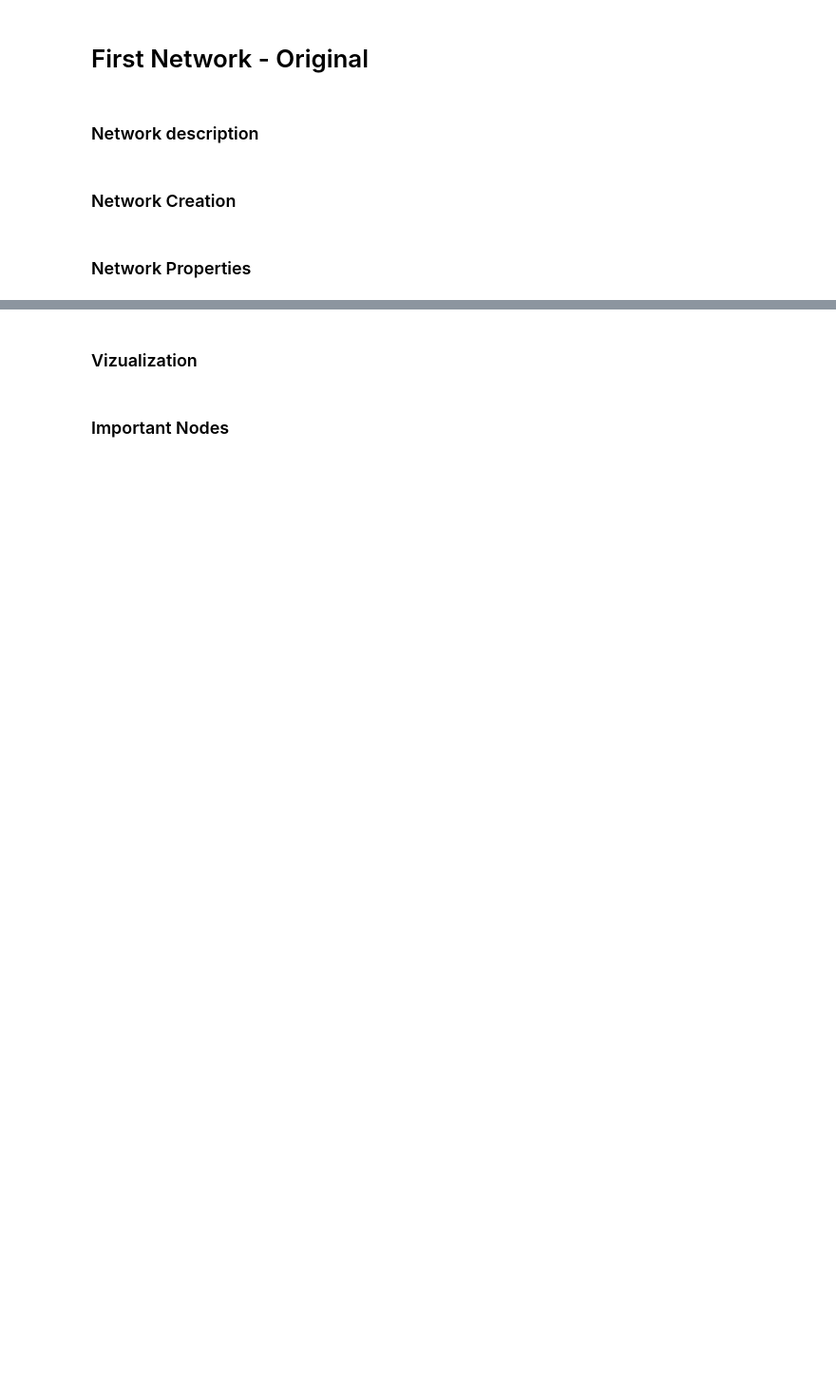
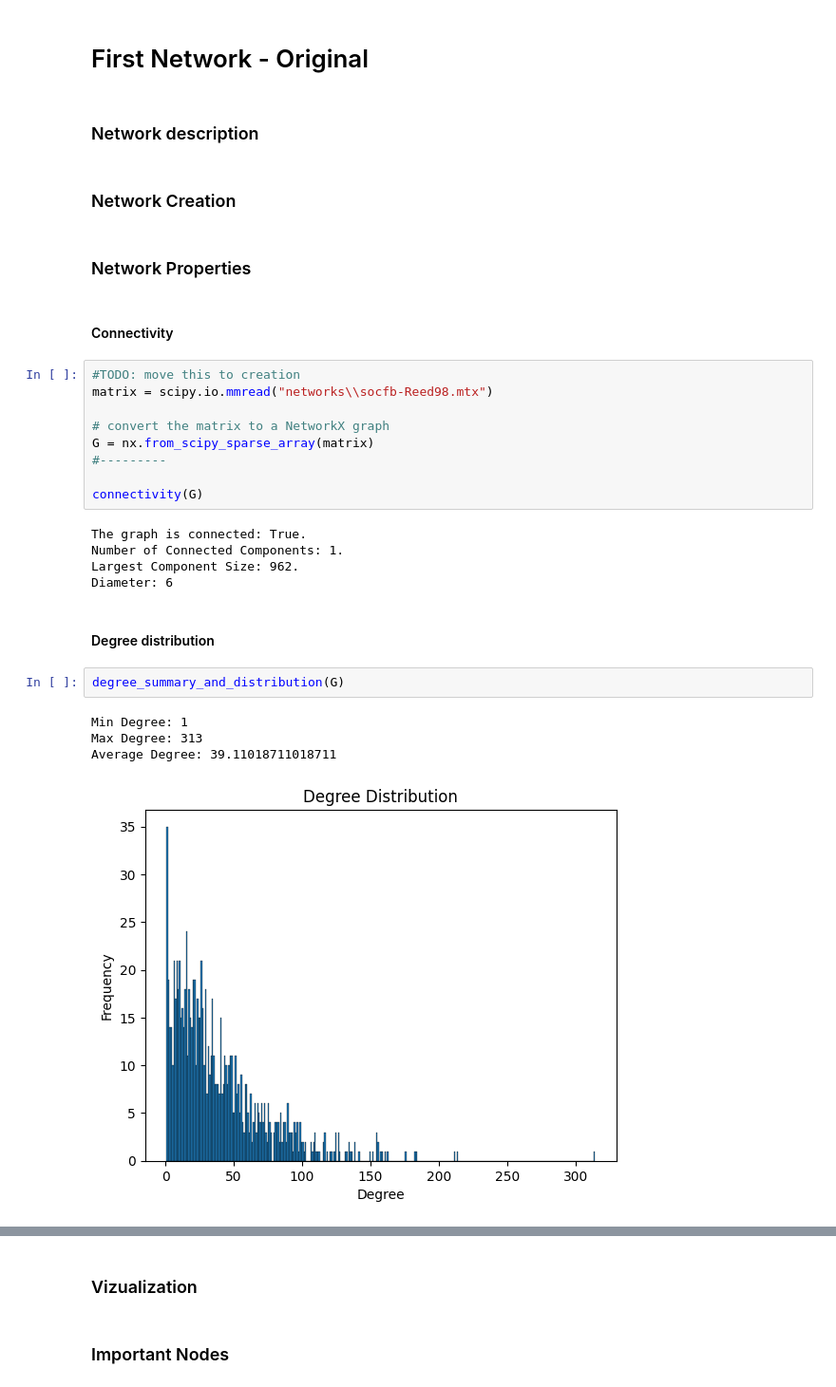
Before and after one commit to Master-HPC-2025/Social-Network-Analysis, a Jupyter notebook: project_1.ipynb, the cells around one changed output, grey strips where cells are left out. Shown: that part at 95% size. Saved outputs shown, nothing was run; the diff lists cells and outputs as text; blank space fills up the shorter version.

```diff
--- a/project_1.ipynb
+++ b/project_1.ipynb
@@ -48,3 +128,28 @@ Average Degree: 38.646569646569645
 ### Network Creation
 # %% [markdown]
 ### Network Properties
+# %% [markdown]
+#### Connectivity
+# %%
+#TODO: move this to creation
+matrix = scipy.io.mmread("networks\\socfb-Reed98.mtx")
+
+# convert the matrix to a NetworkX graph
+G = nx.from_scipy_sparse_array(matrix)
+#---------
+
+connectivity(G)
+# %% [output]
+The graph is connected: True.
+Number of Connected Components: 1.
+Largest Component Size: 962.
+Diameter: 6
+# %% [markdown]
+#### Degree distribution
+# %%
+degree_summary_and_distribution(G)
+# %% [output]
+Min Degree: 1
+Max Degree: 313
+Average Degree: 39.11018711018711
+[figure, added]
```
Also changed, not shown: parts of 7 cells of this notebook, 2 other files.
